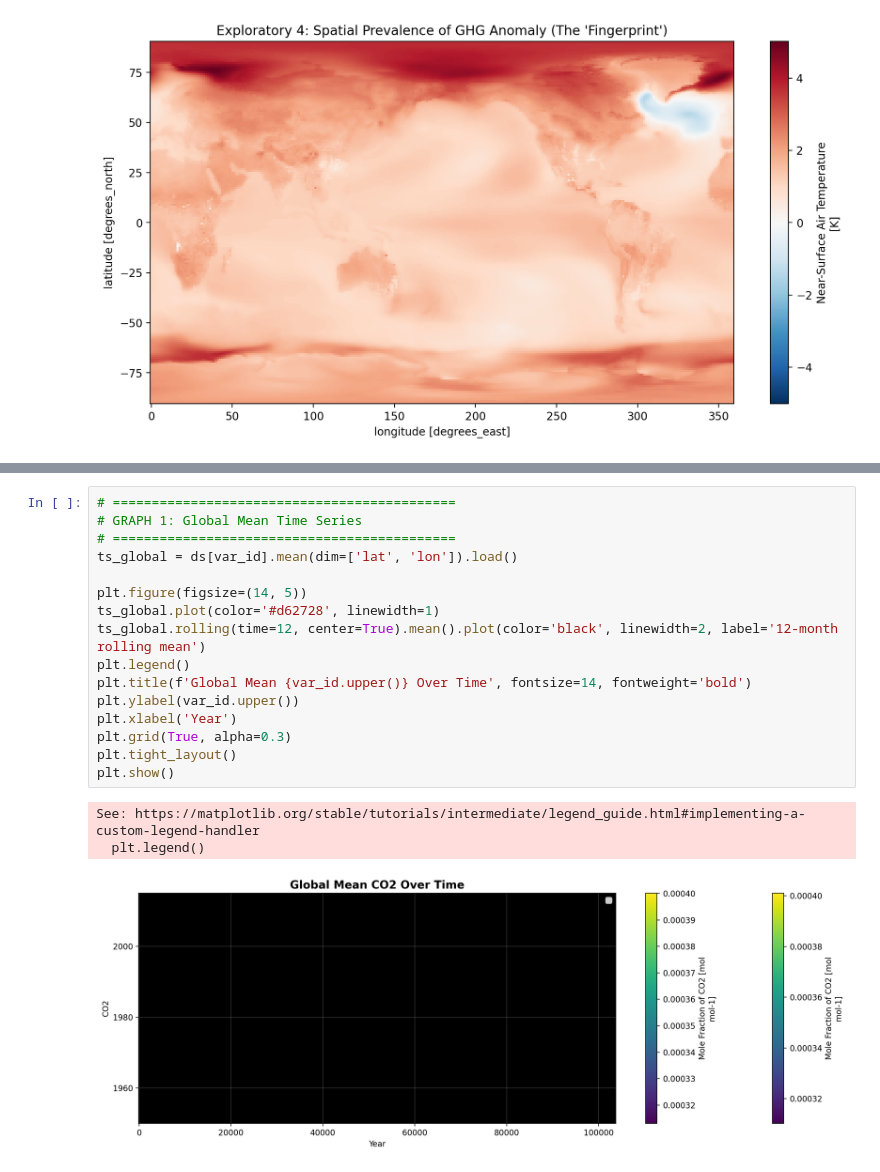
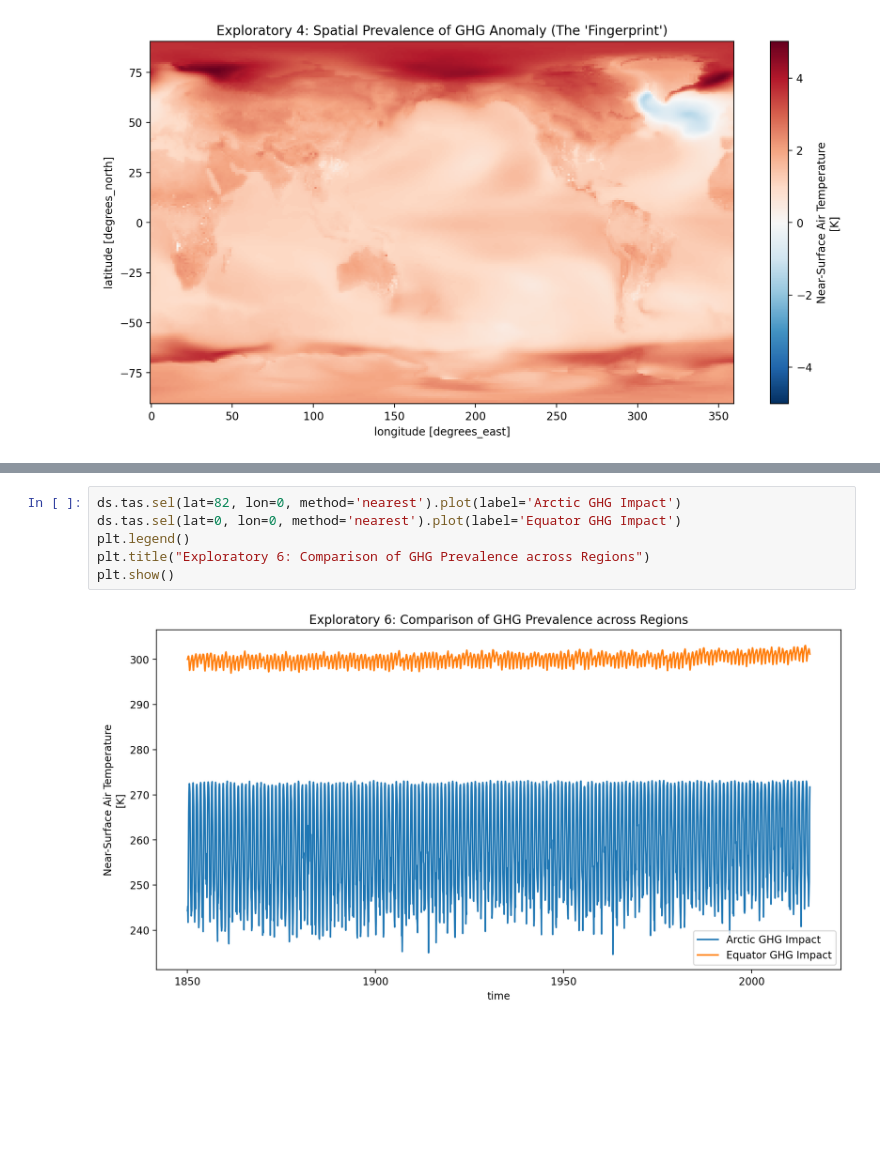
Before and after one commit to NathanSu-afk/DSC106-Project-3-, a Jupyter notebook: getting_data.ipynb, the cells around one changed output, grey strips where cells are left out. Saved outputs shown, nothing was run; the diff lists cells and outputs as text; blank space fills up the shorter version.

Commit message:
graphs

```diff
--- a/getting_data.ipynb
+++ b/getting_data.ipynb
@@ -93,20 +77,8 @@ Data variables:
 # %%
-# ============================================
-# GRAPH 1: Global Mean Time Series
-# ============================================
-ts_global = ds[var_id].mean(dim=['lat', 'lon']).load()
-
-plt.figure(figsize=(14, 5))
-ts_global.plot(color='#d62728', linewidth=1)
-ts_global.rolling(time=12, center=True).mean().plot(color='black', linewidth=2, label='12-month rolling mean')
+ds.tas.sel(lat=82, lon=0, method='nearest').plot(label='Arctic GHG Impact')
+ds.tas.sel(lat=0, lon=0, method='nearest').plot(label='Equator GHG Impact')
 plt.legend()
-plt.title(f'Global Mean {var_id.upper()} Over Time', fontsize=14, fontweight='bold')
-plt.ylabel(var_id.upper())
-plt.xlabel('Year')
-plt.grid(True, alpha=0.3)
-plt.tight_layout()
+plt.title("Exploratory 6: Comparison of GHG Prevalence across Regions")
 plt.show()
 # %% [output]
-See: https://matplotlib.org/stable/tutorials/intermediate/legend_guide.html#implementing-a-custom-legend-handler
-  plt.legend()
-[figure, old version]
+[figure, new version]
```
Also changed, not shown: parts of 3 cells of this notebook.
